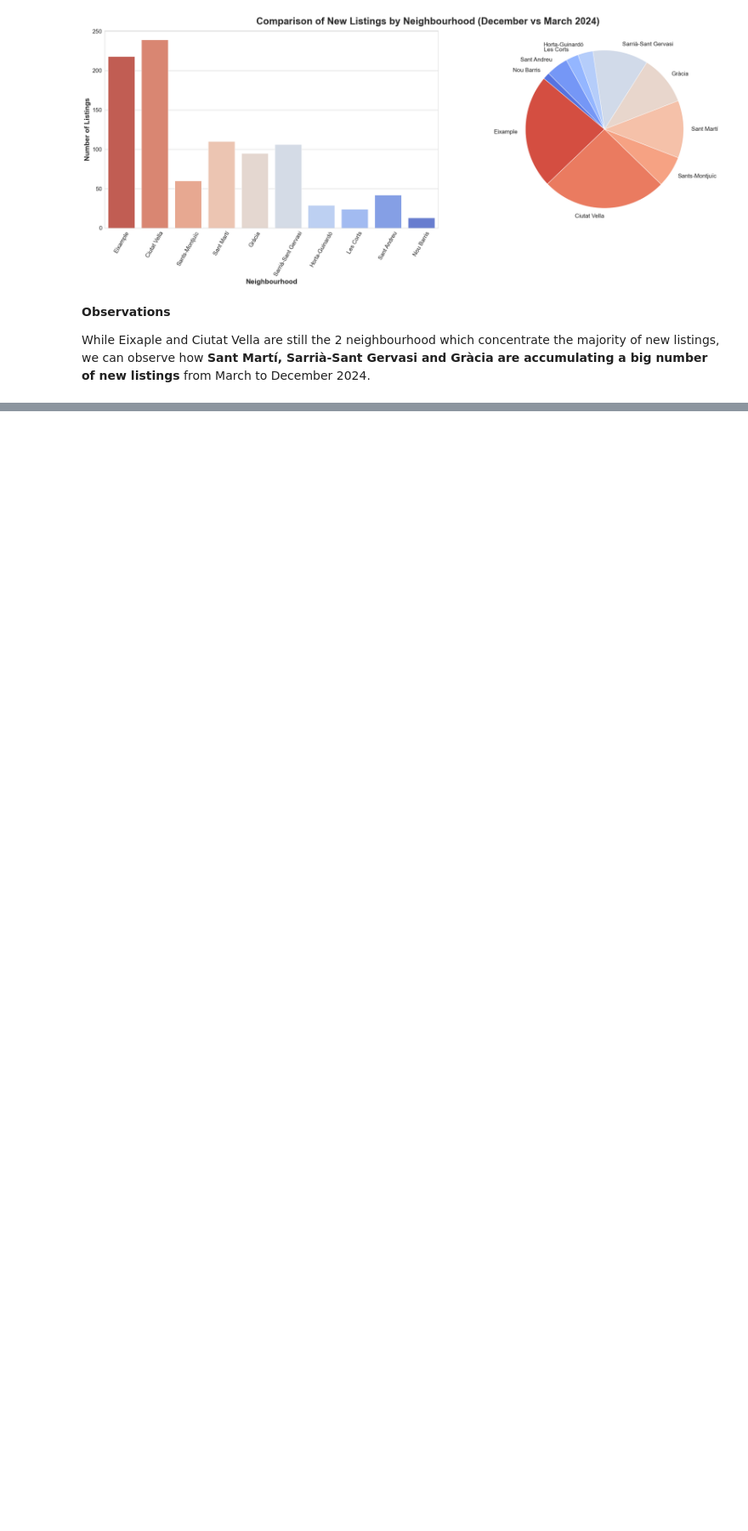
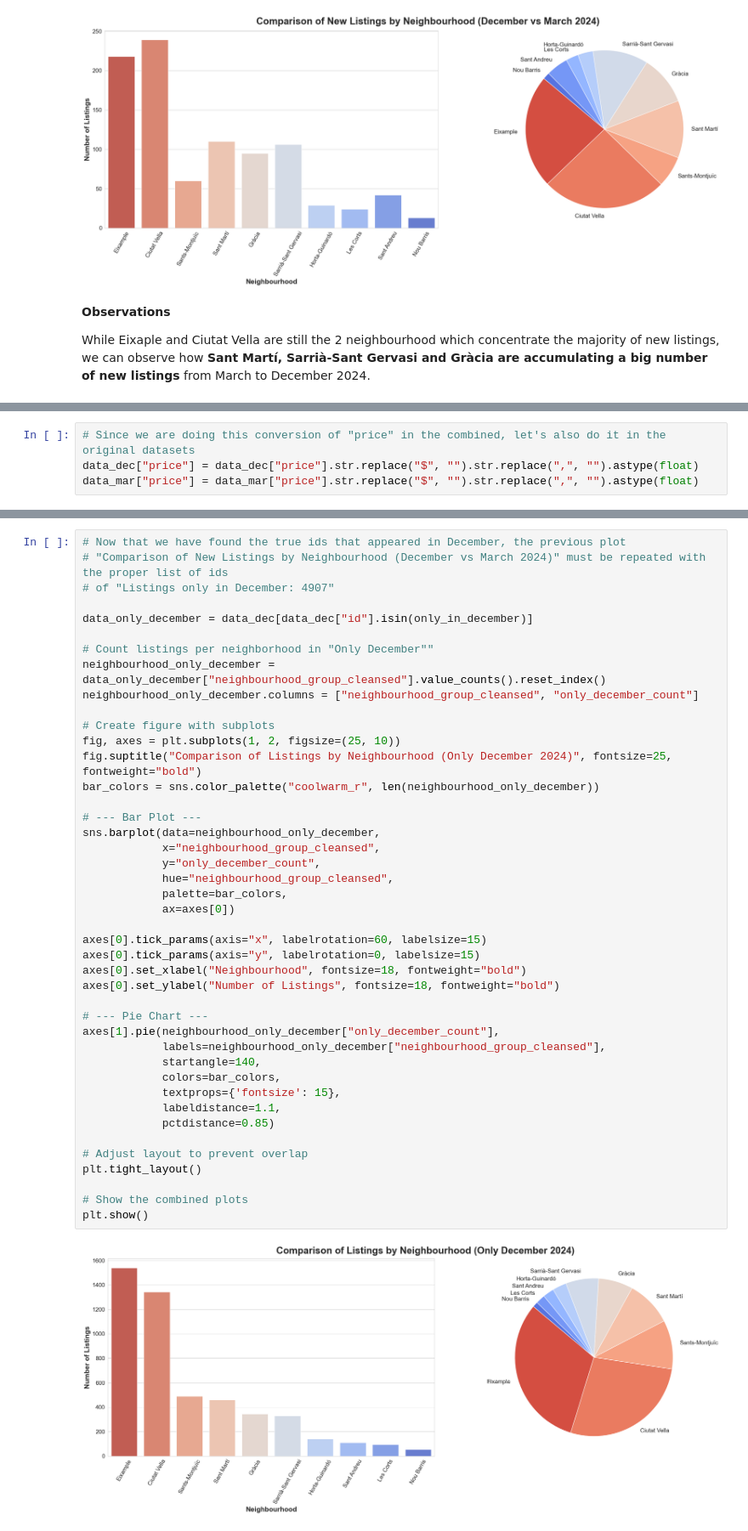
Before and after one commit to msalvany/milestone_3, a Jupyter notebook: milestone_3_AirBnB_BCN.ipynb, the cells around one changed output, grey strips where cells are left out. Shown at 85% size. Cells and saved outputs as stored; diff of their text form; blank space fills up the shorter version.

```diff
--- a/milestone_3_AirBnB_BCN.ipynb
+++ b/milestone_3_AirBnB_BCN.ipynb
@@ -360,0 +398,4 @@ While Eixaple and Ciutat Vella are still the 2 neighbourhood which concentrate t
+# %%
+# Since we are doing this conversion of "price" in the combined, let's also do it in the original datasets
+data_dec["price"] = data_dec["price"].str.replace("$", "").str.replace(",", "").astype(float)
+data_mar["price"] = data_mar["price"].str.replace("$", "").str.replace(",", "").astype(float)
@@ -360,0 +484,45 @@ While Eixaple and Ciutat Vella are still the 2 neighbourhood which concentrate t
+# %%
+# Now that we have found the true ids that appeared in December, the previous plot
+# "Comparison of New Listings by Neighbourhood (December vs March 2024)" must be repeated with the proper list of ids
+# of "Listings only in December: 4907"
+
+data_only_december = data_dec[data_dec["id"].isin(only_in_december)]
+
+# Count listings per neighborhood in "Only December""
+neighbourhood_only_december = data_only_december["neighbourhood_group_cleansed"].value_counts().reset_index()
+neighbourhood_only_december.columns = ["neighbourhood_group_cleansed", "only_december_count"]
+
+# Create figure with subplots
+fig, axes = plt.subplots(1, 2, figsize=(25, 10))
+fig.suptitle("Comparison of Listings by Neighbourhood (Only December 2024)", fontsize=25, fontweight="bold")
+bar_colors = sns.color_palette("coolwarm_r", len(neighbourhood_only_december))
+
+# --- Bar Plot ---
+sns.barplot(data=neighbourhood_only_december,
+            x="neighbourhood_group_cleansed",
+            y="only_december_count",
+            hue="neighbourhood_group_cleansed",
+            palette=bar_colors,
+            ax=axes[0])
+
+axes[0].tick_params(axis="x", labelrotation=60, labelsize=15)
+axes[0].tick_params(axis="y", labelrotation=0, labelsize=15)
+axes[0].set_xlabel("Neighbourhood", fontsize=18, fontweight="bold")
+axes[0].set_ylabel("Number of Listings", fontsize=18, fontweight="bold")
+
+# --- Pie Chart ---
+axes[1].pie(neighbourhood_only_december["only_december_count"],
+            labels=neighbourhood_only_december["neighbourhood_group_cleansed"],
+            startangle=140,
+            colors=bar_colors,
+            textprops={'fontsize': 15},
+            labeldistance=1.1,
+            pctdistance=0.85)
+
+# Adjust layout to prevent overlap
+plt.tight_layout()
+
+# Show the combined plots
+plt.show()
+# %% [output]
+[figure, added]
```
Also changed, not shown: parts of 18 cells of this notebook.
